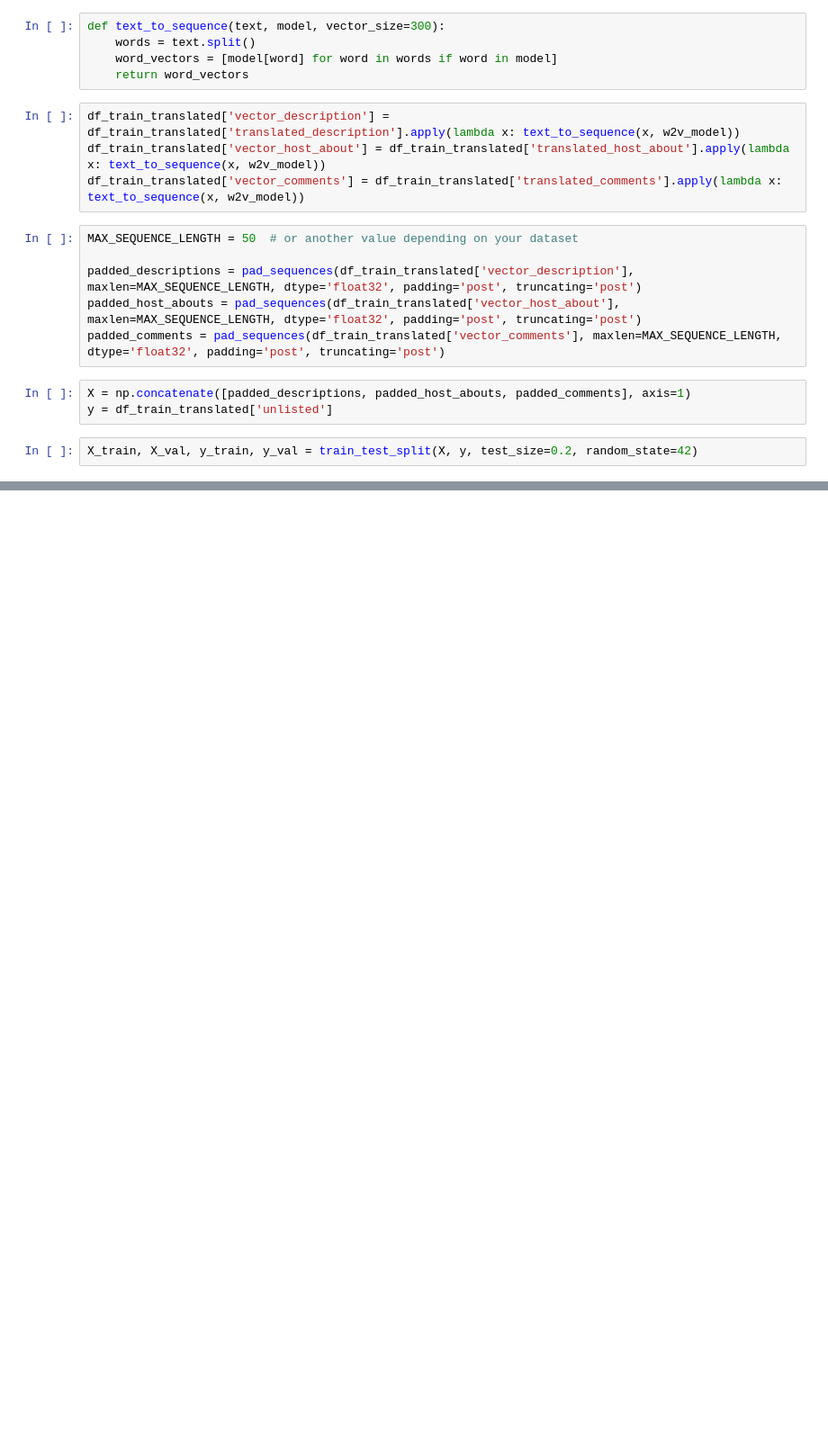
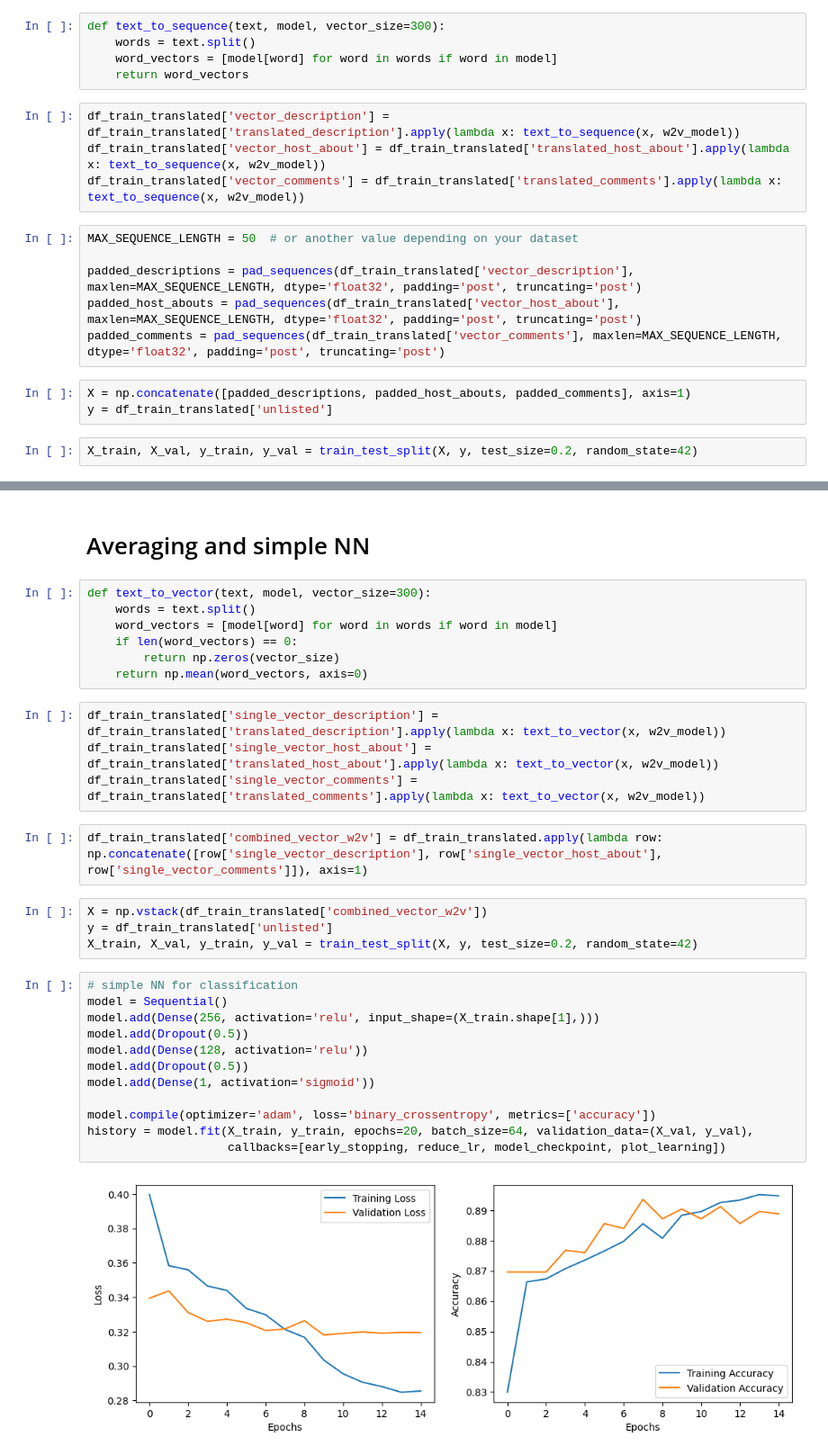
Before and after one commit to ontenkutsenko/NLP_Airbnb_Delisting_Prediction, a Jupyter notebook: Baseline.ipynb, the cells around one changed output, grey strips where cells are left out. Shown at 90% size. Cells and saved outputs as stored; diff of their text form; blank space fills up the shorter version.

Commit message:
Word2vec with average, same with GloVe

```diff
--- a/Baseline.ipynb
+++ b/Baseline.ipynb
@@ -862,0 +860,33 @@ weighted avg       0.86      0.86      0.86      1250
+# %% [markdown]
+# Averaging and simple NN
+# %%
+def text_to_vector(text, model, vector_size=300):
+    words = text.split()
+    word_vectors = [model[word] for word in words if word in model]
+    if len(word_vectors) == 0:
+        return np.zeros(vector_size)
+    return np.mean(word_vectors, axis=0)
+# %%
+df_train_translated['single_vector_description'] = df_train_translated['translated_description'].apply(lambda x: text_to_vector(x, w2v_model))
+df_train_translated['single_vector_host_about'] = df_train_translated['translated_host_about'].apply(lambda x: text_to_vector(x, w2v_model))
+df_train_translated['single_vector_comments'] = df_train_translated['translated_comments'].apply(lambda x: text_to_vector(x, w2v_model))
+# %%
+df_train_translated['combined_vector_w2v'] = df_train_translated.apply(lambda row: np.concatenate([row['single_vector_description'], row['single_vector_host_about'], row['single_vector_comments']]), axis=1)
+# %%
+X = np.vstack(df_train_translated['combined_vector_w2v'])
+y = df_train_translated['unlisted']
+X_train, X_val, y_train, y_val = train_test_split(X, y, test_size=0.2, random_state=42)
+# %%
+# simple NN for classification
+model = Sequential()
+model.add(Dense(256, activation='relu', input_shape=(X_train.shape[1],)))
+model.add(Dropout(0.5))
+model.add(Dense(128, activation='relu'))
+model.add(Dropout(0.5))
+model.add(Dense(1, activation='sigmoid'))
+
+model.compile(optimizer='adam', loss='binary_crossentropy', metrics=['accuracy'])
+history = model.fit(X_train, y_train, epochs=20, batch_size=64, validation_data=(X_val, y_val),
+                    callbacks=[early_stopping, reduce_lr, model_checkpoint, plot_learning])
+# %% [output]
+[figure, added]
```
Also changed, not shown: parts of 24 cells of this notebook.
